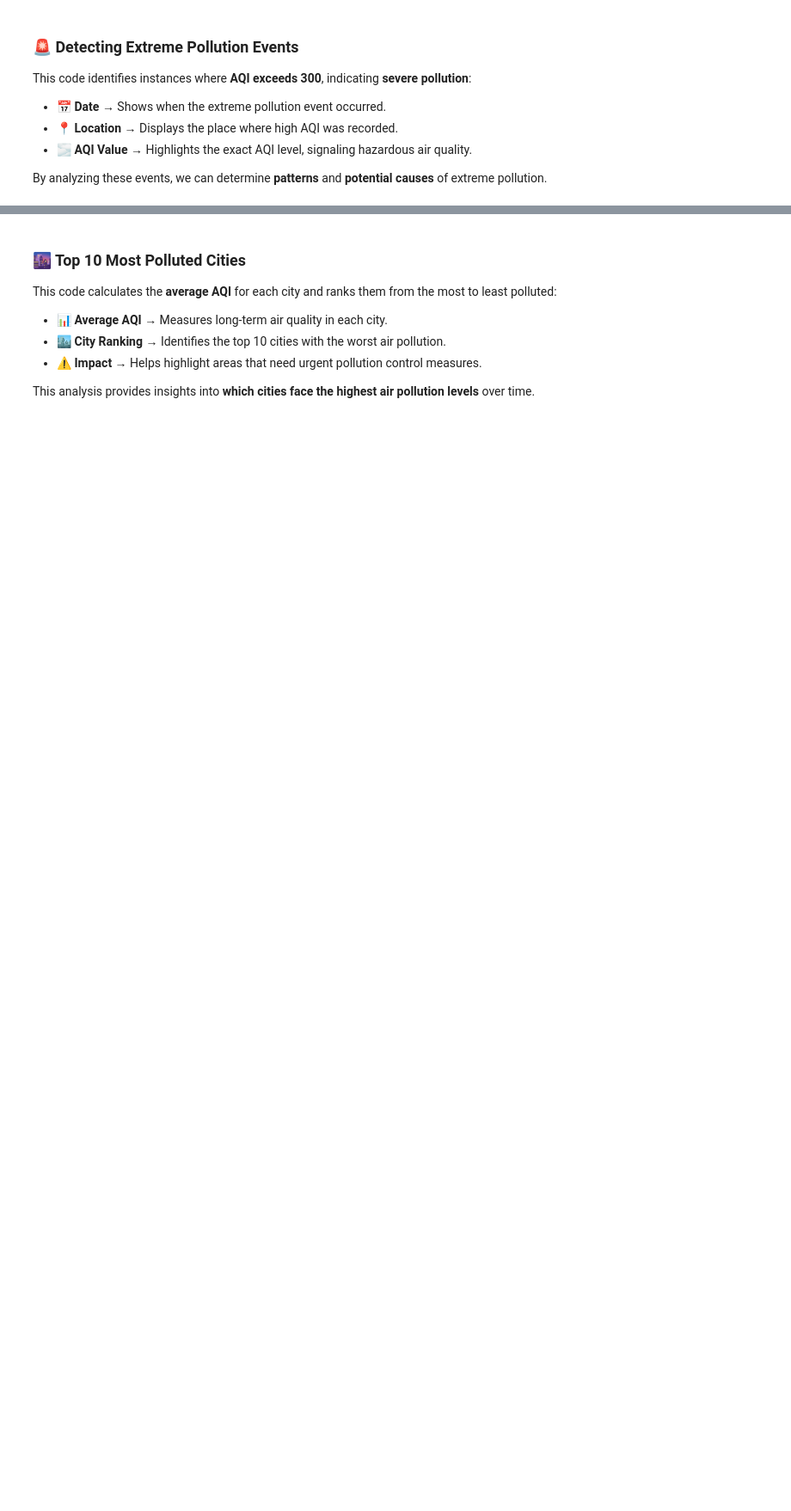
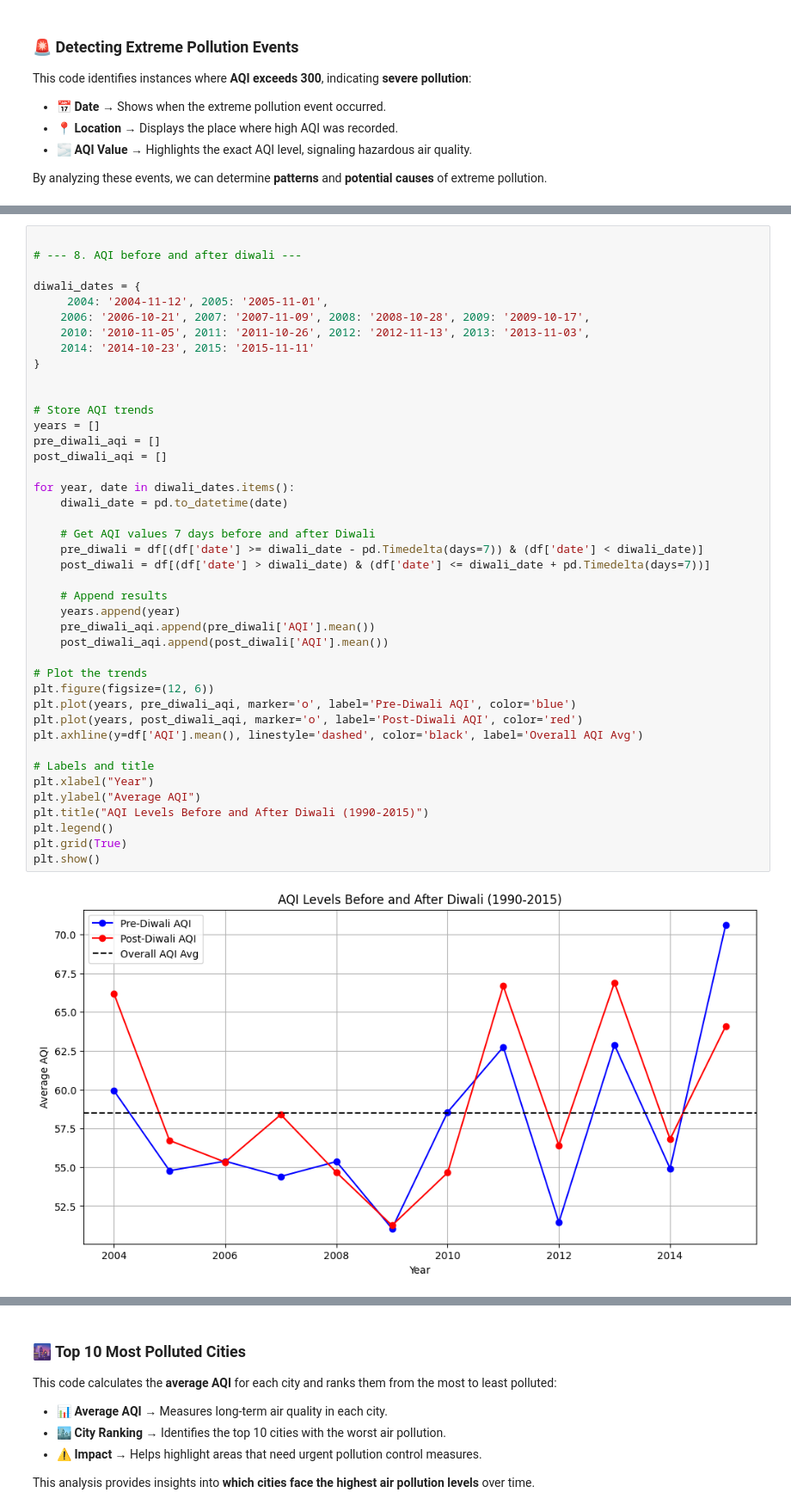
Before and after one commit to Temp1sachin/TrainIT, a Jupyter notebook: notebook/1 (eda_aqi_analysis).ipynb, the cells around one changed output, grey strips where cells are left out. Shown at 86% size. Saved outputs shown, nothing was run; the diff lists cells and outputs as text; blank space fills up the shorter version.

```diff
--- a/notebook/1 (eda_aqi_analysis).ipynb
+++ b/notebook/1 (eda_aqi_analysis).ipynb
@@ -215,0 +281,44 @@ Extreme Pollution Events:
+# %%
+
+# --- 8. AQI before and after diwali ---
+
+diwali_dates = {
+     2004: '2004-11-12', 2005: '2005-11-01',
+    2006: '2006-10-21', 2007: '2007-11-09', 2008: '2008-10-28', 2009: '2009-10-17',
+    2010: '2010-11-05', 2011: '2011-10-26', 2012: '2012-11-13', 2013: '2013-11-03',
+    2014: '2014-10-23', 2015: '2015-11-11'
+}
+
+
+# Store AQI trends
+years = []
+pre_diwali_aqi = []
+post_diwali_aqi = []
+
+for year, date in diwali_dates.items():
+    diwali_date = pd.to_datetime(date)
+
+    # Get AQI values 7 days before and after Diwali
+    pre_diwali = df[(df['date'] >= diwali_date - pd.Timedelta(days=7)) & (df['date'] < diwali_date)]
+    post_diwali = df[(df['date'] > diwali_date) & (df['date'] <= diwali_date + pd.Timedelta(days=7))]
+
+    # Append results
+    years.append(year)
+    pre_diwali_aqi.append(pre_diwali['AQI'].mean())
+    post_diwali_aqi.append(post_diwali['AQI'].mean())
+
+# Plot the trends
+plt.figure(figsize=(12, 6))
+plt.plot(years, pre_diwali_aqi, marker='o', label='Pre-Diwali AQI', color='blue')
+plt.plot(years, post_diwali_aqi, marker='o', label='Post-Diwali AQI', color='red')
+plt.axhline(y=df['AQI'].mean(), linestyle='dashed', color='black', label='Overall AQI Avg')
+
+# Labels and title
+plt.xlabel("Year")
+plt.ylabel("Average AQI")
+plt.title("AQI Levels Before and After Diwali (1990-2015)")
+plt.legend()
+plt.grid(True)
+plt.show()
+# %% [output]
+[figure, added]
```
Also changed, not shown: parts of 30 cells of this notebook, 4 other files.
